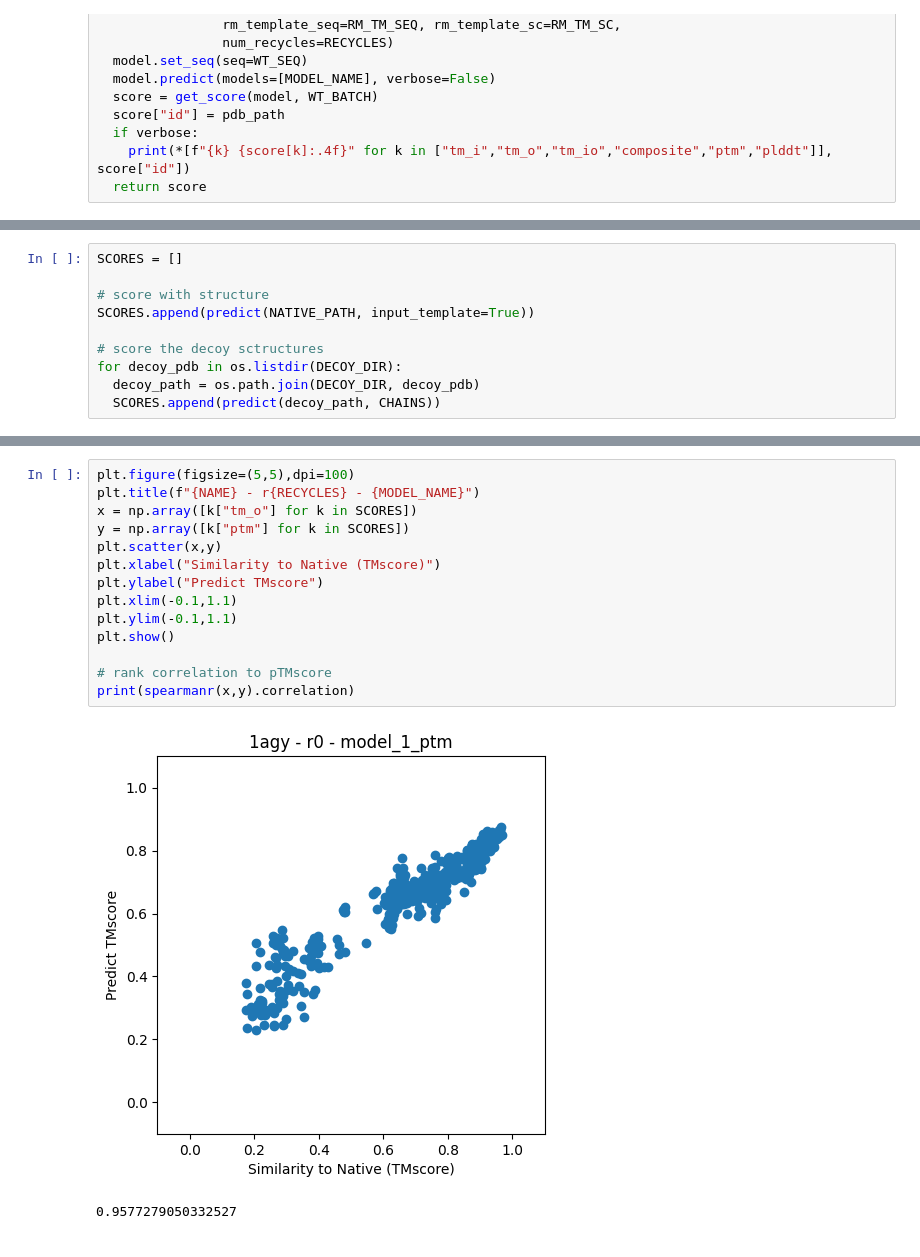
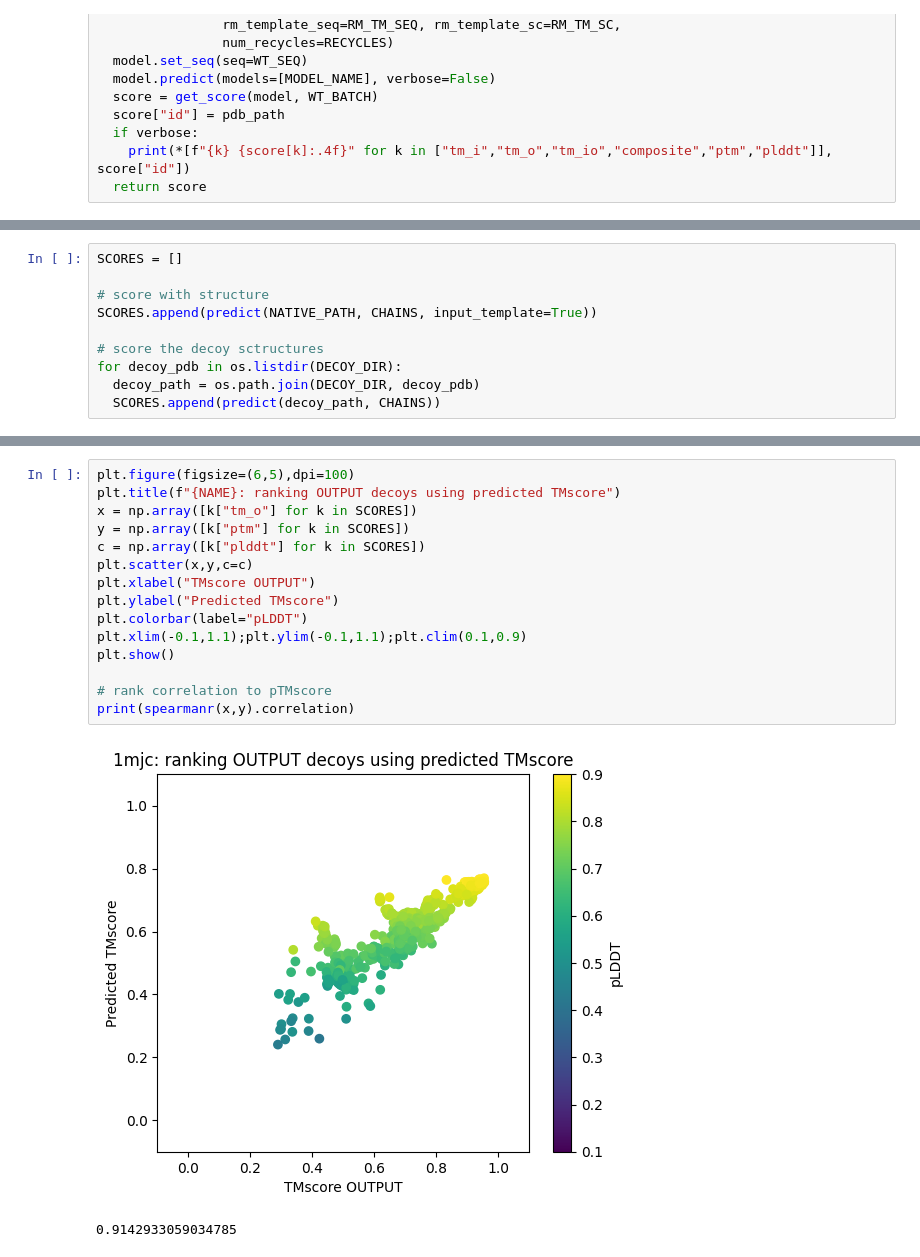
Before and after one commit to sokrypton/ColabDesign, a Jupyter notebook: af/examples/AF2Rank.ipynb, the cells around one changed output, grey strips where cells are left out. Cells and saved outputs as stored; diff of their text form.

```diff
--- a/af/examples/AF2Rank.ipynb
+++ b/af/examples/AF2Rank.ipynb
@@ -136,7 +136,7 @@ tm_i 1.0000 tm_o 0.2987 tm_io 0.2987 composite 0.0356 ptm 0.3401 plddt 0.3501 1a
 SCORES = []
 
 # score with structure
-SCORES.append(predict(NATIVE_PATH, input_template=True))
+SCORES.append(predict(NATIVE_PATH, CHAINS, input_template=True))
 
 # score the decoy sctructures
 for decoy_pdb in os.listdir(DECOY_DIR):
@@ -164,18 +163,19 @@ print(spearmanr(x,y).correlation)
 # %%
-plt.figure(figsize=(5,5),dpi=100)
-plt.title(f"{NAME} - r{RECYCLES} - {MODEL_NAME}")
+plt.figure(figsize=(6,5),dpi=100)
+plt.title(f"{NAME}: ranking OUTPUT decoys using predicted TMscore")
 x = np.array([k["tm_o"] for k in SCORES])
 y = np.array([k["ptm"] for k in SCORES])
-plt.scatter(x,y)
-plt.xlabel("Similarity to Native (TMscore)")
-plt.ylabel("Predict TMscore")
-plt.xlim(-0.1,1.1)
-plt.ylim(-0.1,1.1)
+c = np.array([k["plddt"] for k in SCORES])
+plt.scatter(x,y,c=c)
+plt.xlabel("TMscore OUTPUT")
+plt.ylabel("Predicted TMscore")
+plt.colorbar(label="pLDDT")
+plt.xlim(-0.1,1.1);plt.ylim(-0.1,1.1);plt.clim(0.1,0.9)
 plt.show()
 
 # rank correlation to pTMscore
 print(spearmanr(x,y).correlation)
 # %% [output]
-[figure, old version]
+[figure, new version]
-0.9577279050332527
+0.9142933059034785
 # %%
```
Also changed, not shown: parts of 4 cells of this notebook.
